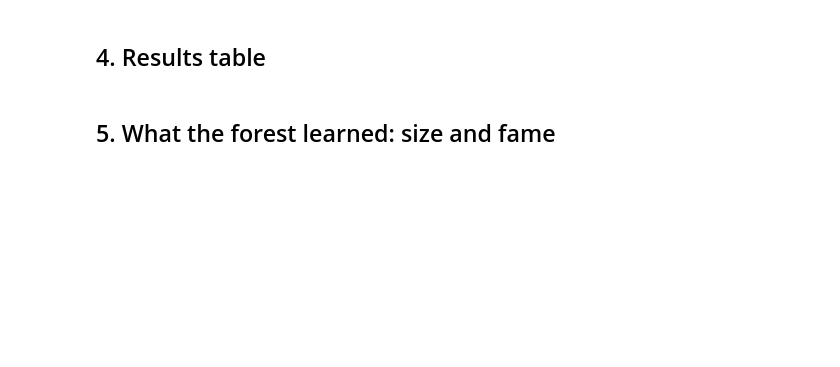
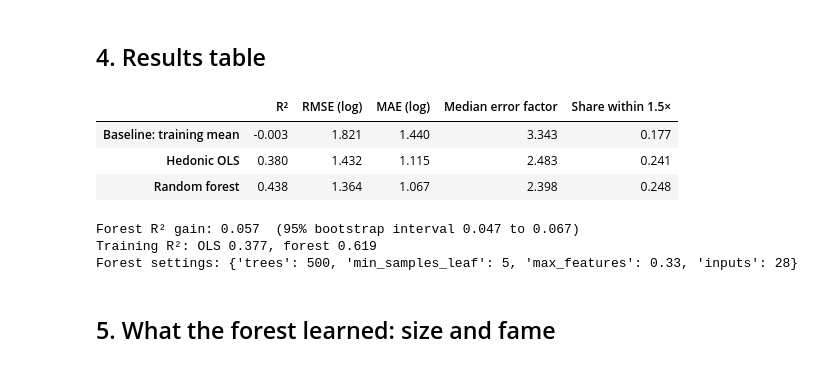
Before and after one commit to ajavakhishvili16/APMA-PROJECT, a Jupyter notebook: random_forest_analysis/rf_vs_ols_colab.ipynb, the cells around one changed output. Cells and saved outputs as stored; diff of their text form; code cells hidden in the pictures; blank space fills up the shorter version.

```diff
--- a/random_forest_analysis/rf_vs_ols_colab.ipynb
+++ b/random_forest_analysis/rf_vs_ols_colab.ipynb
@@ -37,14 +89,22 @@ Takes about a minute. Settings are tuned on training data only (fit to June 2025
 ## 4. Results table
 # %%
 import json, pandas as pd
-r = json.load(open('rf_results/rf_vs_ols_metrics.json'))
+r = json.load(open('results/rf_vs_ols_metrics.json'))
 t = pd.DataFrame(r['test']).T.rename(index={'predict_mean':'Baseline: training mean','hedonic_ols':'Hedonic OLS','random_forest':'Random forest'})
 t.columns = ['R²','RMSE (log)','MAE (log)','Median error factor','Share within 1.5×']
 display(t.round(3))
 lo, hi = r['R2_gain_95ci_bootstrap']
 print(f"Forest R² gain: {r['R2_gain']:.3f}  (95% bootstrap interval {lo:.3f} to {hi:.3f})")
 print(f"Training R²: OLS {r['train']['hedonic_ols']['R2']:.3f}, forest {r['train']['random_forest']['R2']:.3f}")
 print('Forest settings:', r['forest_settings'])
+# %% [output]
+|  | R² | RMSE (log) | MAE (log) | Median error factor | Share within 1.5× |
+| Baseline: training mean | -0.003 | 1.821 | 1.440 | 3.343 | 0.177 |
+| Hedonic OLS | 0.380 | 1.432 | 1.115 | 2.483 | 0.241 |
+| Random forest | 0.438 | 1.364 | 1.067 | 2.398 | 0.248 |
+Forest R² gain: 0.057  (95% bootstrap interval 0.047 to 0.067)
+Training R²: OLS 0.377, forest 0.619
+Forest settings: {'trees': 500, 'min_samples_leaf': 5, 'max_features': 0.33, 'inputs': 28}
 # %% [markdown]
 ## 5. What the forest learned: size and fame
 # %%
```
Also changed, not shown: parts of 9 cells of this notebook, 1 other file.
